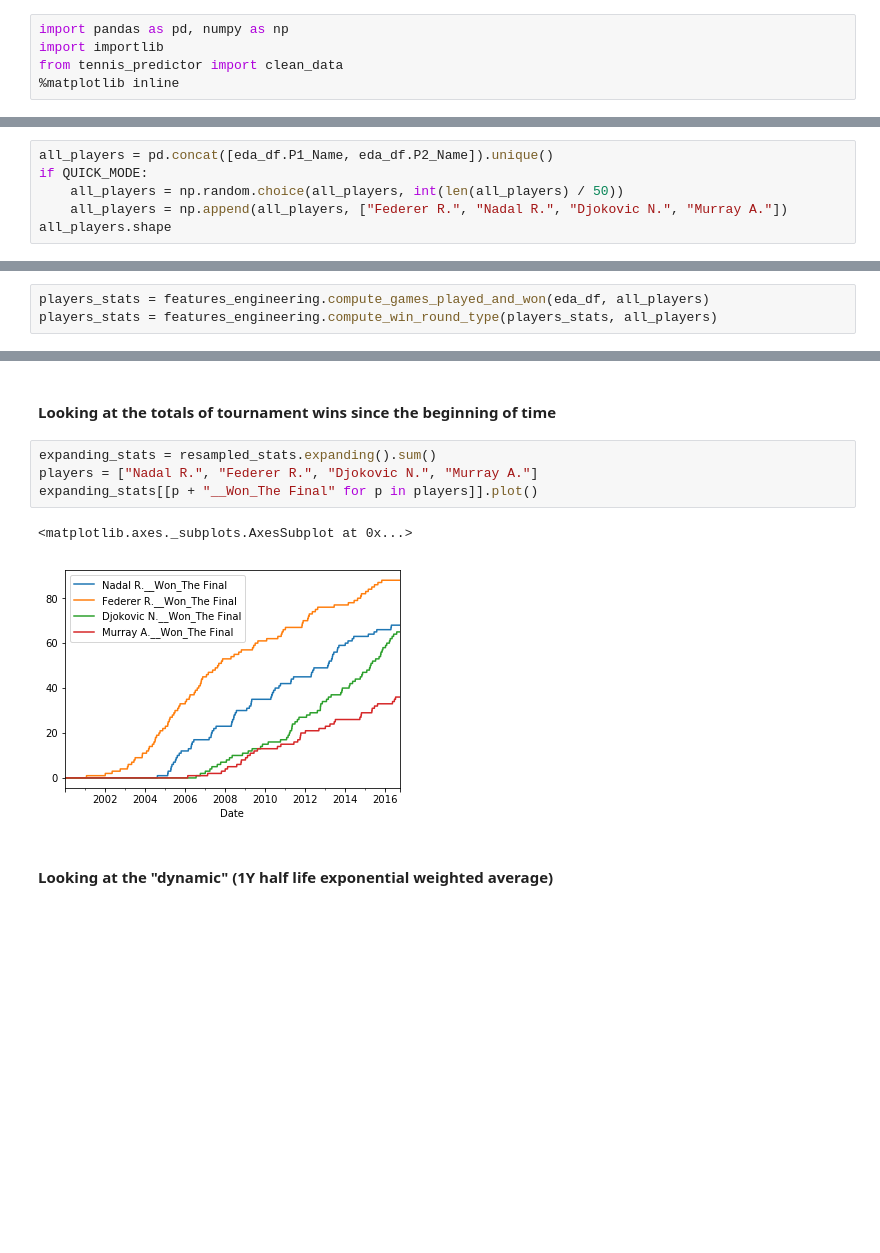
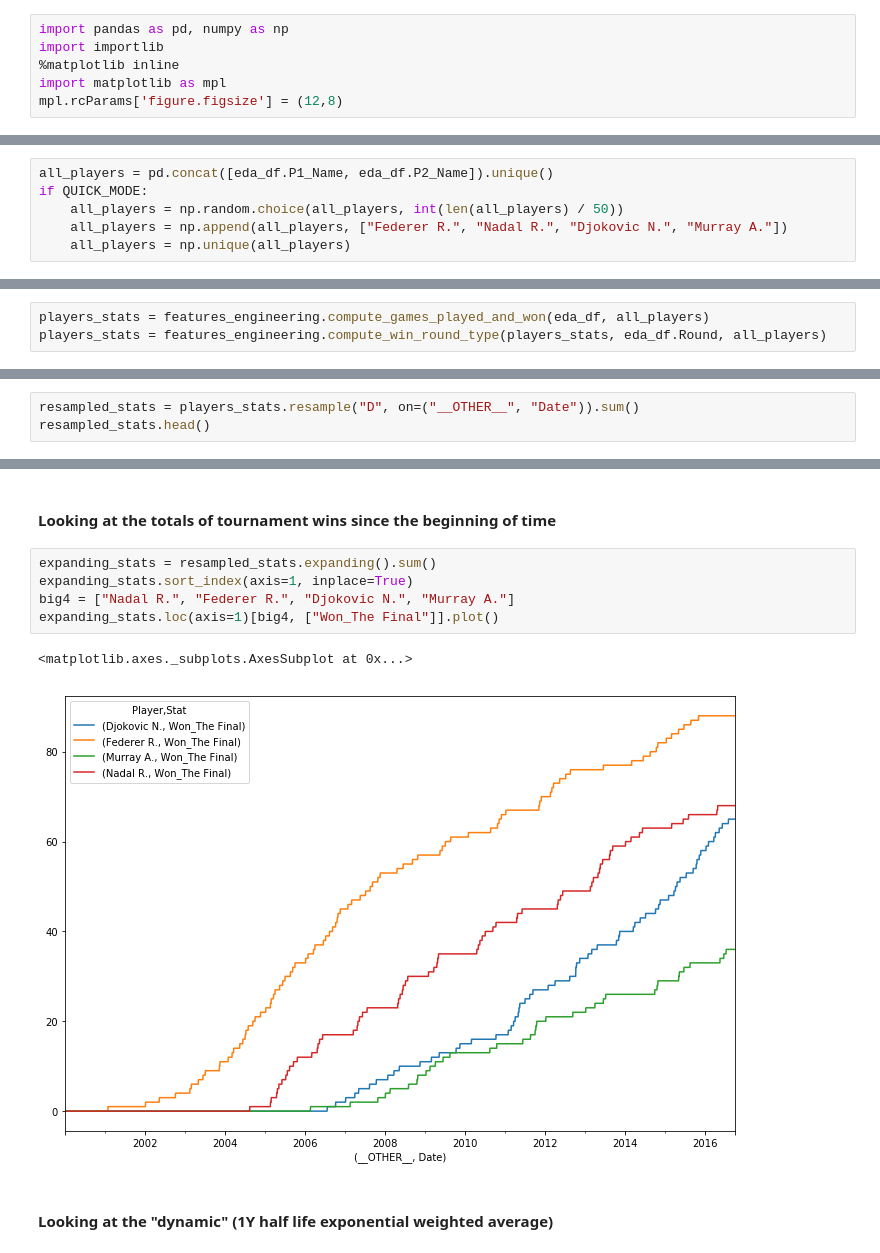
Before and after one commit to Vinh-CHUC/general-assembly-data-science-project, a Jupyter notebook: Exploratory Data Analysis.ipynb, the cells around one changed output, grey strips where cells are left out. Saved outputs shown, nothing was run; the diff lists cells and outputs as text; blank space fills up the shorter version.

Commit message:
Data Analysis: Switched to using multi level columns

```diff
--- a/Exploratory Data Analysis.ipynb
+++ b/Exploratory Data Analysis.ipynb
@@ -5,5 +18,6 @@ QUICK_MODE = True  # Only model for a subset of the players (for quicker computa
 # %%
 import pandas as pd, numpy as np
 import importlib
-from tennis_predictor import clean_data
 %matplotlib inline
+import matplotlib as mpl
+mpl.rcParams['figure.figsize'] = (12,8)
@@ -230,4 +231,4 @@ all_players = pd.concat([eda_df.P1_Name, eda_df.P2_Name]).unique()
 if QUICK_MODE:
     all_players = np.random.choice(all_players, int(len(all_players) / 50))
     all_players = np.append(all_players, ["Federer R.", "Nadal R.", "Djokovic N.", "Murray A."])
-all_players.shape
+    all_players = np.unique(all_players)
@@ -253,3 +254,3 @@ Name: Round, dtype: int64
 # %%
 players_stats = features_engineering.compute_games_played_and_won(eda_df, all_players)
-players_stats = features_engineering.compute_win_round_type(players_stats, all_players)
+players_stats = features_engineering.compute_win_round_type(players_stats, eda_df.Round, all_players)
@@ -316,0 +306,3 @@ resampled_stats.head()
+# %%
+resampled_stats = players_stats.resample("D", on=("__OTHER__", "Date")).sum()
+resampled_stats.head()
@@ -318,11 +323,12 @@ resampled_stats.head()
 #### Looking at the totals of tournament wins since the beginning of time
 # %%
 expanding_stats = resampled_stats.expanding().sum()
-players = ["Nadal R.", "Federer R.", "Djokovic N.", "Murray A."]
-expanding_stats[[p + "__Won_The Final" for p in players]].plot()
+expanding_stats.sort_index(axis=1, inplace=True)
+big4 = ["Nadal R.", "Federer R.", "Djokovic N.", "Murray A."]
+expanding_stats.loc(axis=1)[big4, ["Won_The Final"]].plot()
 # %% [output]
 <matplotlib.axes._subplots.AxesSubplot at 0x...>
-[figure, old version]
+[figure, new version]
 # %% [markdown]
 #### Looking at the "dynamic" (1Y half life exponential weighted average)
 # %%
```
Also changed, not shown: parts of 37 cells of this notebook, 1 other file.
